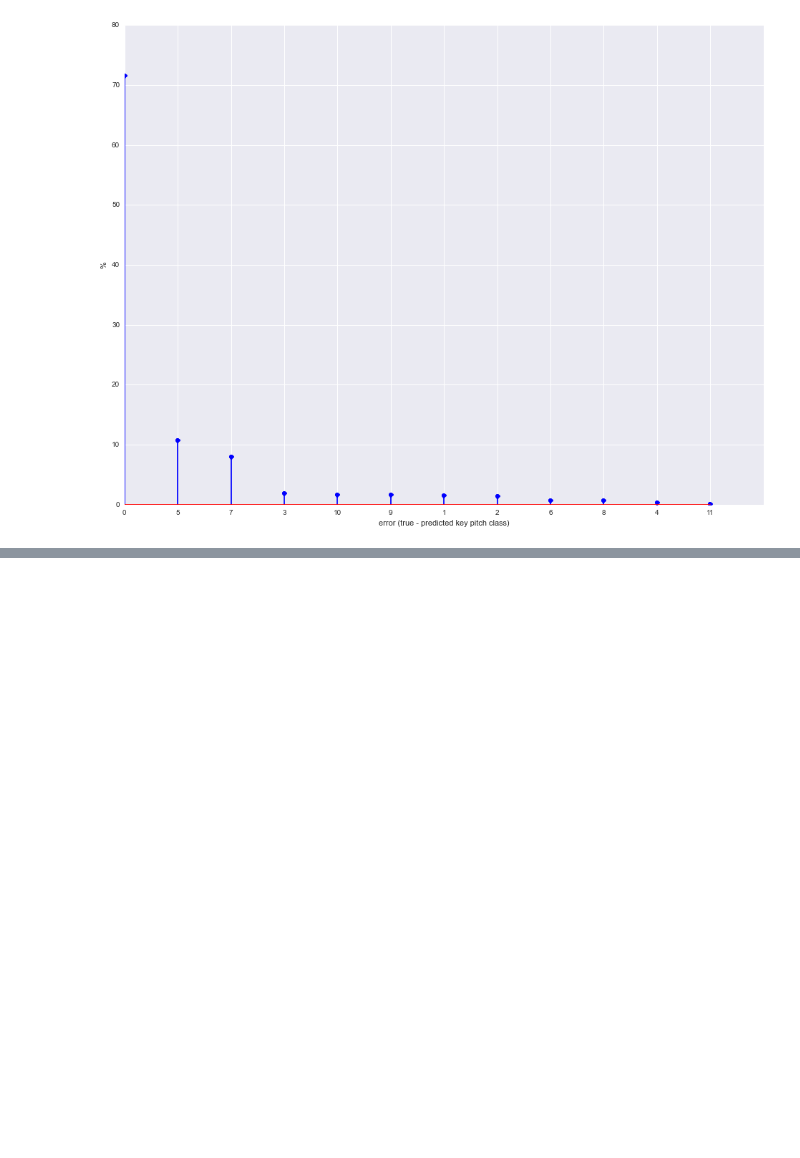
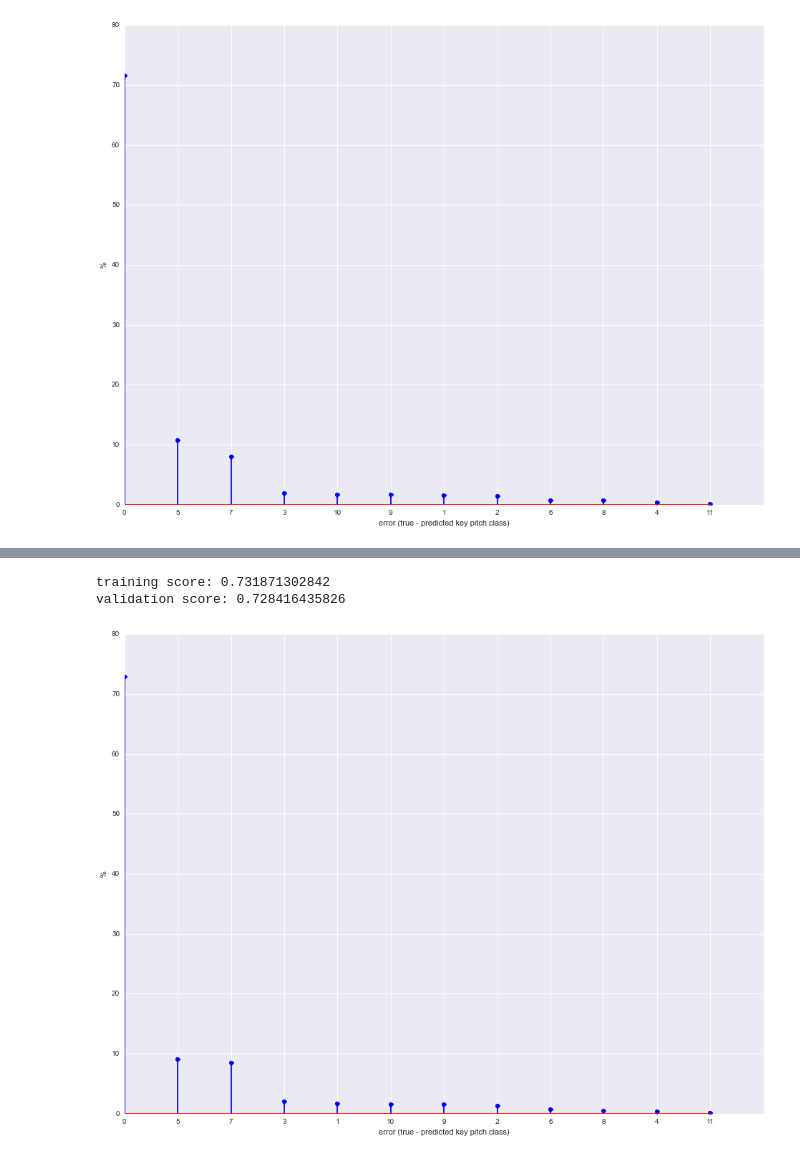
Before and after one commit to bzamecnik/ml, a Jupyter notebook: beatles/key_classification.ipynb, the cells around one changed output, grey strips where cells are left out. Saved outputs shown, nothing was run; the diff lists cells and outputs as text; code cells hidden in the pictures; blank space fills up the shorter version.

Commit message:
Add a few models using neural networks via theano.

```diff
--- a/beatles/key_classification.ipynb
+++ b/beatles/key_classification.ipynb
@@ -430,7 +430,7 @@ A question is how the context size affects the accuracy. What is a good tradeoff
 - try RNNs without the need on the full sequences (no need for explicit windowing)
 # %%
 dataset = pd.read_csv('data/beatles/derived/all_chords_with_keys_synth_rolling_16.tsv', sep='\t')
-X, y = dataset.iloc[:,:-1], dataset.iloc[:,-1]
+X, y = dataset.iloc[:,:-1].astype(int32), dataset.iloc[:,-1].astype(int32)
 ((X_train, y_train), (X_valid, y_valid), (X_test, y_test)) = split_dataset(X, y)
 
 [d.shape for d in (X_train, y_train, X_valid, y_valid, X_test, y_test)]
@@ -452,0 +460,14 @@ key_classification_error_report(y_valid, lr_model.predict(X_valid));
+# %%
+def theano_accuracy_report(model):
+    y_train_pred = model.predict(X_train.astype(float32))
+    y_valid_pred = model.predict(X_valid.astype(float32))
+    print('training score:', accuracy_score(y_train, y_train_pred))
+    print('validation score:', accuracy_score(y_valid, y_valid_pred))
+    key_classification_error_report(y_valid, y_valid_pred)
+# %%
+# no hidden layers, no pretraining or regularization
+exp = theanets.Experiment(theanets.Classifier, layers=[X.shape[1], 12])
+exp.train(
+    (X_train.astype(float32),y_train),
+    (X_valid.astype(float32),y_valid),
+    algo='sgd', learning_rate=1e-4, momentum=0.9)
@@ -452,0 +488,6 @@ key_classification_error_report(y_valid, lr_model.predict(X_valid));
+# %%
+theano_accuracy_report(exp.network)
+# %% [output]
+training score: 0.731871302842
+validation score: 0.728416435826
+[figure, added]
```
Also changed, not shown: parts of 17 cells of this notebook.
